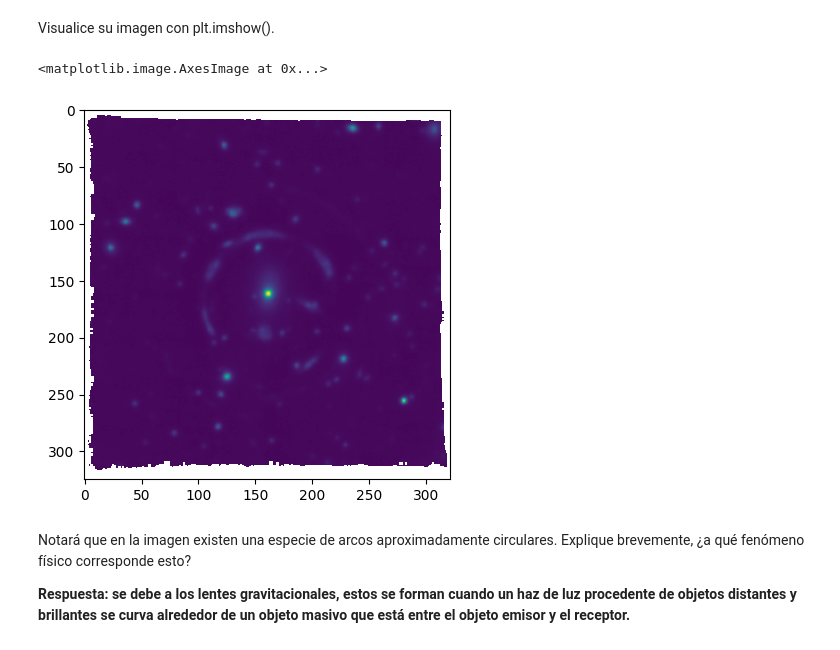
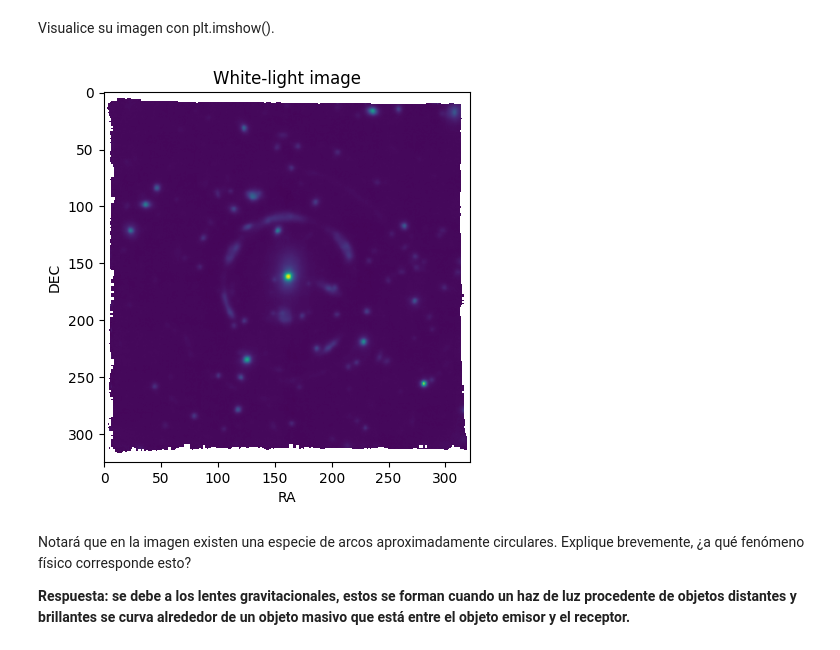
Before and after one commit to Xavier204/Tarea-4, a Jupyter notebook: Tarea4.ipynb, the cells around one changed output. Drawn from its saved outputs; the diff is of its cells as text; code cells hidden in the pictures.

```diff
--- a/Tarea4.ipynb
+++ b/Tarea4.ipynb
@@ -140,9 +140,13 @@ Visualice su imagen con plt.imshow().
 # %%
 import matplotlib.pyplot as plt
 plt.imshow(white_light_image)
+
+plt.title('White-light image')
+plt.xlabel('RA')
+plt.ylabel('DEC')
+plt.show()
 # %% [output]
-<matplotlib.image.AxesImage at 0x...>
-[figure, old version]
+[figure, new version]
 # %% [markdown]
 Notará que en la imagen existen una especie de arcos aproximadamente circulares. Explique brevemente, ¿a qué fenómeno físico corresponde esto?
 
```
Also changed, not shown: parts of 3 cells of this notebook.
